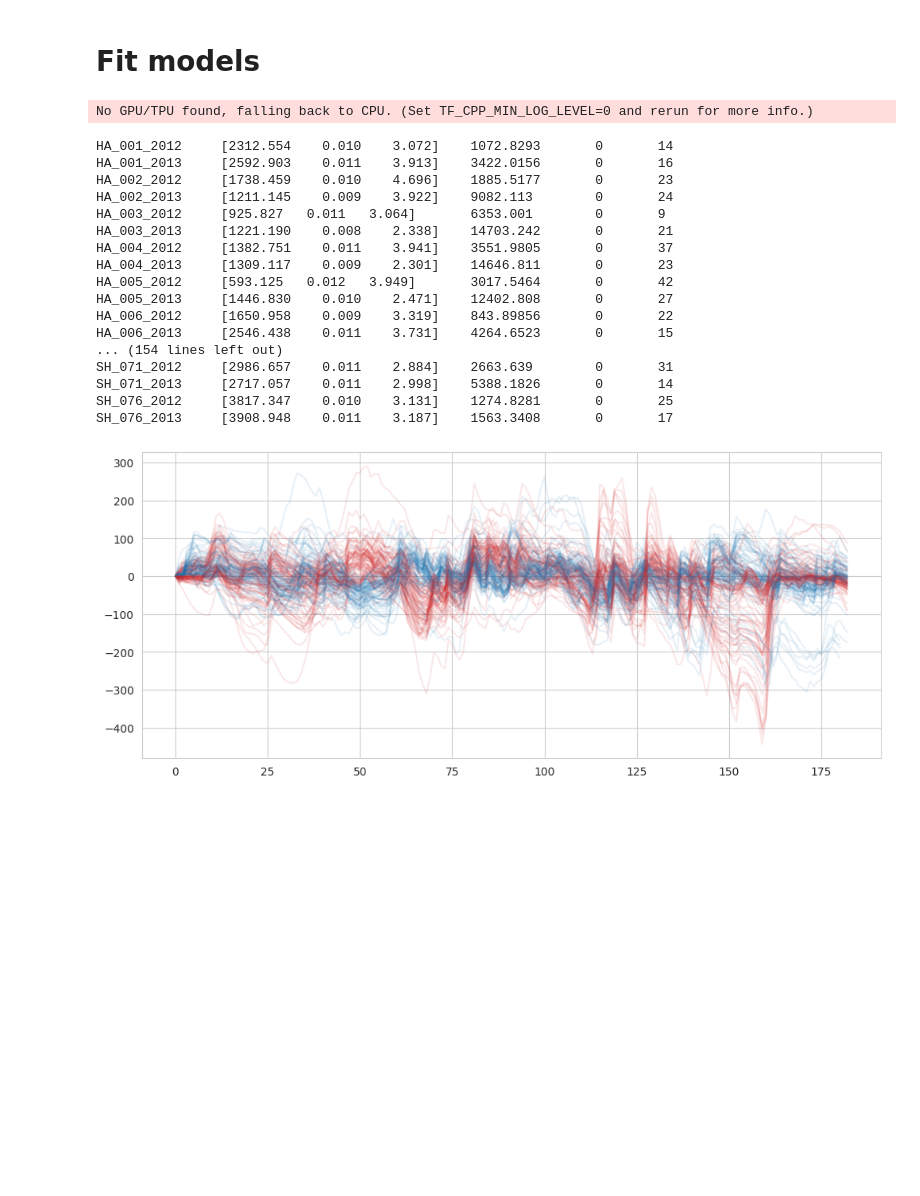
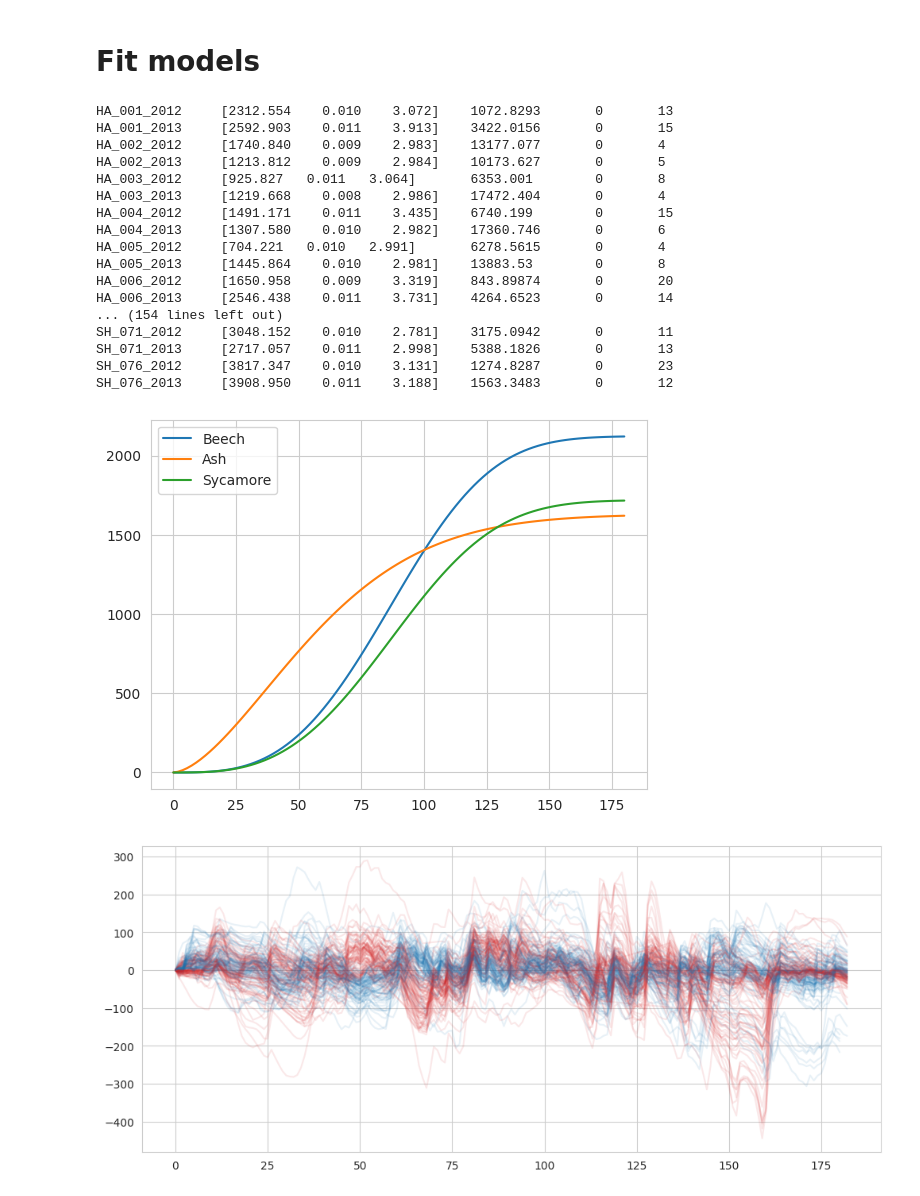
Before and after one commit to ItsNiklas/sparse-gaussian-processes, a Jupyter notebook: applications/Dendro.ipynb, the cells around one changed output. Cells and saved outputs as stored; diff of their text form; code cells hidden in the pictures; blank space fills up the shorter version.

Commit message:
More plots, new data, small script updates

```diff
--- a/applications/Dendro.ipynb
+++ b/applications/Dendro.ipynb
@@ -48,12 +48,11 @@ for tree in tqdm(dendro.dendroNr.unique()):
     def f_(params):
         p0, p1, p2 = params
         return jnp.mean((y_ - (p0 * weibull_F(x_, p1, p2))) ** 2) #MSE Loss
-        # return jnp.mean(
-        #     jax.vmap(jax.tree_util.Partial(jaxopt.loss.huber_loss, delta = 10.))
+        # return jnp.mean(#     jax.vmap(jax.tree_util.Partial(jaxopt.loss.huber_loss, delta = 10.))
         #     (y_, p0 * weibull_F(x_, p1, p2)) # Huber Loss
         # )
 
-    solver = jaxopt.ScipyBoundedMinimize(fun = f_)
+    solver = jaxopt.ScipyBoundedMinimize(fun = f_, tol = 1e-5)
     res = solver.run(jnp.array([max(y_), 1/(0.632*max(y_)), 3]), jnp.array([(0.1, 0.00001, 1), (100000, 1, 100)]))
     weibull = lambda x__ : res.params[0] * weibull_F(x__.ravel(), res.params[1], res.params[2])
 
@@ -63,24 +62,37 @@ for tree in tqdm(dendro.dendroNr.unique()):
     dendro.loc[dendro['dendroNr'] == tree, 'deltagrowth'] = y_ - weibull(x_)
     weibull_params[tree] = res.params
 # %% [output]
-No GPU/TPU found, falling back to CPU. (Set TF_CPP_MIN_LOG_LEVEL=0 and rerun for more info.)
+HA_001_2012     [2312.554    0.010    3.072]    1072.8293       0       13
+HA_001_2013     [2592.903    0.011    3.913]    3422.0156       0       15
+HA_002_2012     [1740.840    0.009    2.983]    13177.077       0       4
+HA_002_2013     [1213.812    0.009    2.984]    10173.627       0       5
+HA_003_2012     [925.827   0.011   3.064]       6353.001        0       8
+HA_003_2013     [1219.668    0.008    2.986]    17472.404       0       4
+HA_004_2012     [1491.171    0.011    3.435]    6740.199        0       15
+HA_004_2013     [1307.580    0.010    2.982]    17360.746       0       6
+HA_005_2012     [704.221   0.010   2.991]       6278.5615       0       4
+HA_005_2013     [1445.864    0.010    2.981]    13883.53        0       8
+HA_006_2012     [1650.958    0.009    3.319]    843.89874       0       20
+HA_006_2013     [2546.438    0.011    3.731]    4264.6523       0       14
+... (154 lines left out)
+SH_071_2012     [3048.152    0.010    2.781]    3175.0942       0       11
+SH_071_2013     [2717.057    0.011    2.998]    5388.1826       0       13
+SH_076_2012     [3817.347    0.010    3.131]    1274.8287       0       23
+SH_076_2013     [3908.950    0.011    3.188]    1563.3483       0       12
-HA_001_2012     [2312.554    0.010    3.072]    1072.8293       0       14
-HA_001_2013     [2592.903    0.011    3.913]    3422.0156       0       16
-HA_002_2012     [1738.459    0.010    4.696]    1885.5177       0       23
-HA_002_2013     [1211.145    0.009    3.922]    9082.113        0       24
-HA_003_2012     [925.827   0.011   3.064]       6353.001        0       9
-HA_003_2013     [1221.190    0.008    2.338]    14703.242       0       21
-HA_004_2012     [1382.751    0.011    3.941]    3551.9805       0       37
-HA_004_2013     [1309.117    0.009    2.301]    14646.811       0       23
-HA_005_2012     [593.125   0.012   3.949]       3017.5464       0       42
-HA_005_2013     [1446.830    0.010    2.471]    12402.808       0       27
-HA_006_2012     [1650.958    0.009    3.319]    843.89856       0       22
-HA_006_2013     [2546.438    0.011    3.731]    4264.6523       0       15
-... (154 lines left out)
-SH_071_2012     [2986.657    0.011    2.884]    2663.639        0       31
-SH_071_2013     [2717.057    0.011    2.998]    5388.1826       0       14
-SH_076_2012     [3817.347    0.010    3.131]    1274.8281       0       25
-SH_076_2013     [3908.948    0.011    3.187]    1563.3408       0       17
+# %%
+param_df = pd.concat([pd.DataFrame.from_dict(weibull_params, orient='index', dtype=float), dendro.groupby(['dendroNr']).agg({'species': 'first'})], axis=1)
+
+param_df.reset_index().to_csv('../data/17766_Wparams.csv')
+# %%
+plt.figure()
+for label_, (p1, p2, p3) in param_df.groupby('species').agg('mean').iterrows():
+    plt.plot(np.linspace(0,180,100), p1 * weibull_F(np.linspace(0,180,100), p2, p3), label = label_)
+
+#sns.lineplot(data=dendro[dendro.species.eq('Ash')], x = 'DOY', y = 'growth', units = 'dendroNr', alpha = .7, estimator=None)
+plt.legend()
+plt.show()
+# %% [output]
+[figure, added]
 # %%
 plt.figure(figsize=(12,5))
 
```
Also changed, not shown: parts of 1 cell of this notebook, 5 other files.
